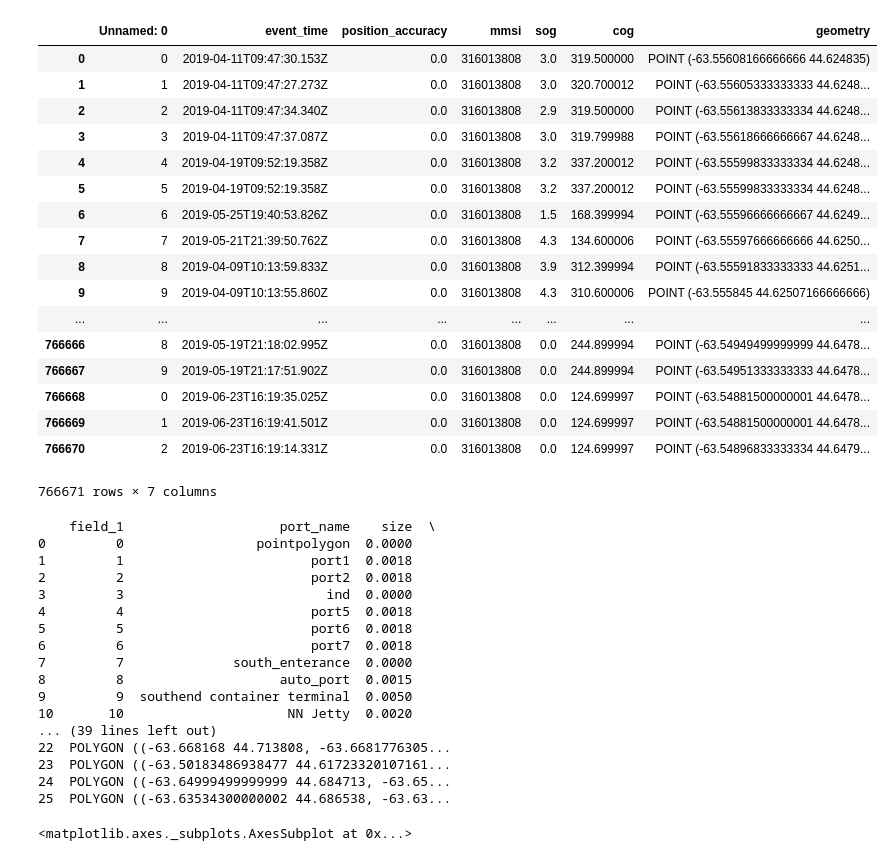
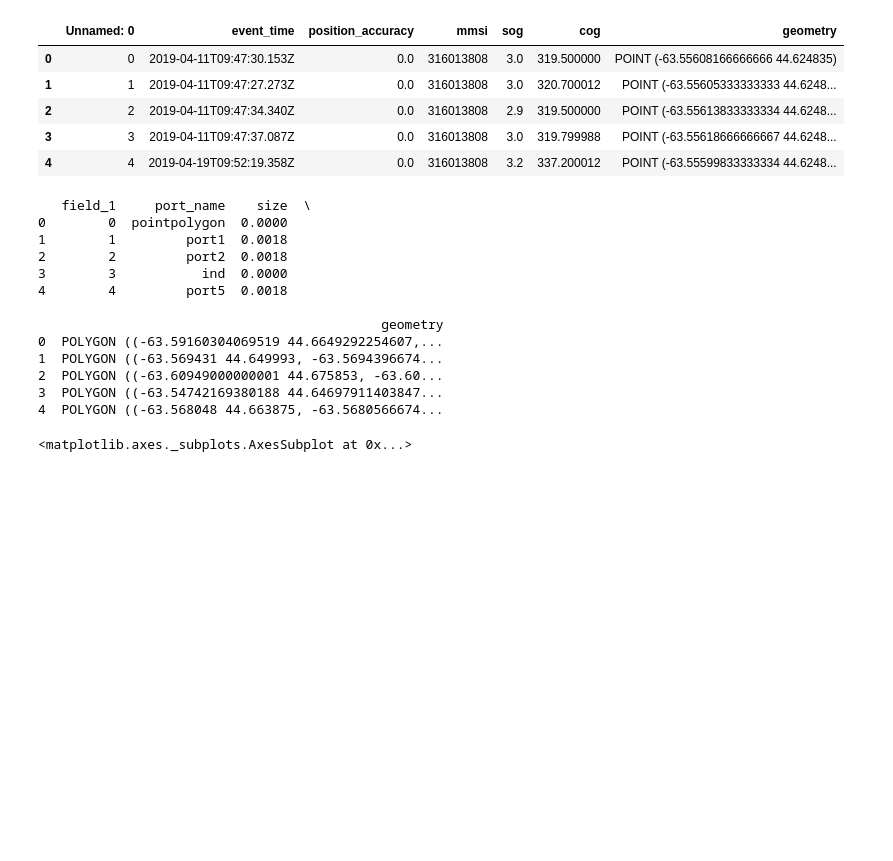
Before and after one commit to sudarshan19943/data_science_assignments, a Jupyter notebook: Assignment3/Assignment3.ipynb, the cells around one changed output. Cells and saved outputs as stored; diff of their text form; code cells hidden in the pictures; blank space fills up the shorter version.

```diff
--- a/Assignment3/Assignment3.ipynb
+++ b/Assignment3/Assignment3.ipynb
@@ -17,50 +20,35 @@ crs={'init': 'epsg:4326'},
 geometry=[shapely.geometry.Point(xy) for xy in zip(df['location.coordinates.0'], df['location.coordinates.1'])])
 # %%
 # Print the AIS data
-gdf
+gdf.head()
 # %% [output]
 |  | Unnamed: 0 | event_time | position_accuracy | mmsi | sog | cog | geometry |
 | 0 | 0 | 2019-04-11T09:47:30.153Z | 0.0 | 316013808 | 3.0 | 319.500000 | POINT (-63.55608166666666 44.624835) |
 | 1 | 1 | 2019-04-11T09:47:27.273Z | 0.0 | 316013808 | 3.0 | 320.700012 | POINT (-63.55605333333333 44.6248... |
 | 2 | 2 | 2019-04-11T09:47:34.340Z | 0.0 | 316013808 | 2.9 | 319.500000 | POINT (-63.55613833333334 44.6248... |
 | 3 | 3 | 2019-04-11T09:47:37.087Z | 0.0 | 316013808 | 3.0 | 319.799988 | POINT (-63.55618666666667 44.6248... |
 | 4 | 4 | 2019-04-19T09:52:19.358Z | 0.0 | 316013808 | 3.2 | 337.200012 | POINT (-63.55599833333334 44.6248... |
-| 5 | 5 | 2019-04-19T09:52:19.358Z | 0.0 | 316013808 | 3.2 | 337.200012 | POINT (-63.55599833333334 44.6248... |
-| 6 | 6 | 2019-05-25T19:40:53.826Z | 0.0 | 316013808 | 1.5 | 168.399994 | POINT (-63.55596666666667 44.6249... |
-| 7 | 7 | 2019-05-21T21:39:50.762Z | 0.0 | 316013808 | 4.3 | 134.600006 | POINT (-63.55597666666666 44.6250... |
-| 8 | 8 | 2019-04-09T10:13:59.833Z | 0.0 | 316013808 | 3.9 | 312.399994 | POINT (-63.55591833333333 44.6251... |
-| 9 | 9 | 2019-04-09T10:13:55.860Z | 0.0 | 316013808 | 4.3 | 310.600006 | POINT (-63.555845 44.62507166666666) |
-| ... | ... | ... | ... | ... | ... | ... | ... |
-| 766666 | 8 | 2019-05-19T21:18:02.995Z | 0.0 | 316013808 | 0.0 | 244.899994 | POINT (-63.54949499999999 44.6478... |
-| 766667 | 9 | 2019-05-19T21:17:51.902Z | 0.0 | 316013808 | 0.0 | 244.899994 | POINT (-63.54951333333333 44.6478... |
-| 766668 | 0 | 2019-06-23T16:19:35.025Z | 0.0 | 316013808 | 0.0 | 124.699997 | POINT (-63.54881500000001 44.6478... |
-| 766669 | 1 | 2019-06-23T16:19:41.501Z | 0.0 | 316013808 | 0.0 | 124.699997 | POINT (-63.54881500000001 44.6478... |
-| 766670 | 2 | 2019-06-23T16:19:14.331Z | 0.0 | 316013808 | 0.0 | 124.699997 | POINT (-63.54896833333334 44.6479... |
-766671 rows × 7 columns
 # %%
+# Read the shape file and set port names as index
 nima_ports=gpd.read_file('assignment3shapefile.shp')
-print(nima_ports)
+print(nima_ports.head())
 ports = nima_ports
 nima_ports=nima_ports.set_index(['port_name'])
 ports_without_buffer = nima_ports
 # %% [output]
-    field_1                    port_name    size  \
-0         0                 pointpolygon  0.0000
-1         1                        port1  0.0018
-2         2                        port2  0.0018
-3         3                          ind  0.0000
-4         4                        port5  0.0018
-5         5                        port6  0.0018
-6         6                        port7  0.0018
-7         7              south_enterance  0.0000
-8         8                    auto_port  0.0015
-9         9  southend container terminal  0.0050
-10       10                     NN Jetty  0.0020
-... (39 lines left out)
-22  POLYGON ((-63.668168 44.713808, -63.6681776305...
-23  POLYGON ((-63.50183486938477 44.61723320107161...
-24  POLYGON ((-63.64999499999999 44.684713, -63.65...
-25  POLYGON ((-63.63534300000002 44.686538, -63.63...
+   field_1     port_name    size  \
+0        0  pointpolygon  0.0000
+1        1         port1  0.0018
+2        2         port2  0.0018
+3        3           ind  0.0000
+4        4         port5  0.0018
+
+                                            geometry
+0  POLYGON ((-63.59160304069519 44.6649292254607,...
+1  POLYGON ((-63.569431 44.649993, -63.5694396674...
+2  POLYGON ((-63.60949000000001 44.675853, -63.60...
+3  POLYGON ((-63.54742169380188 44.64697911403847...
+4  POLYGON ((-63.568048 44.663875, -63.5680566674...
 # %%
 # Plot port data without buffers
 centers = nima_ports.centroid
```
Also changed, not shown: parts of 14 cells of this notebook.
